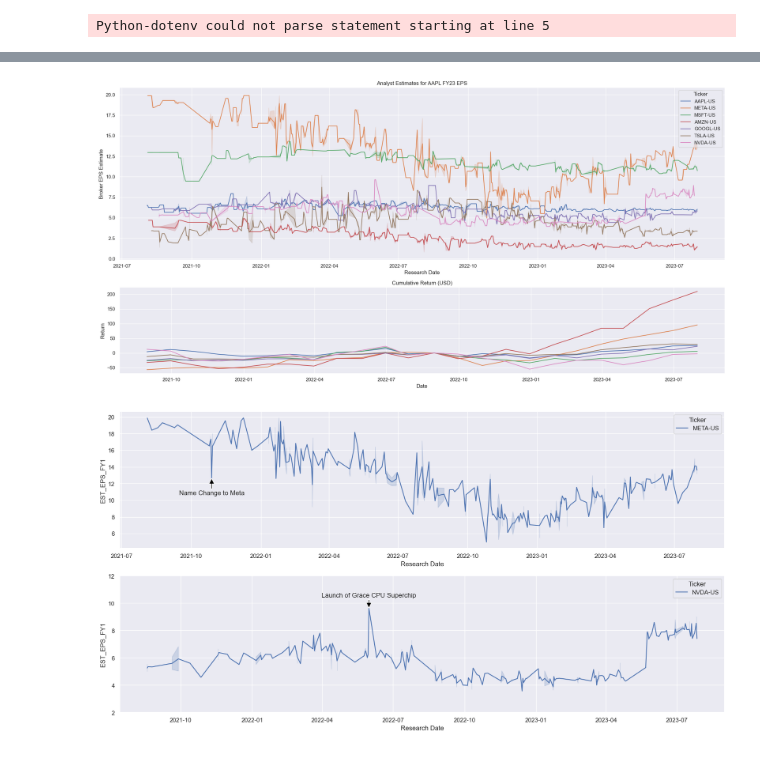
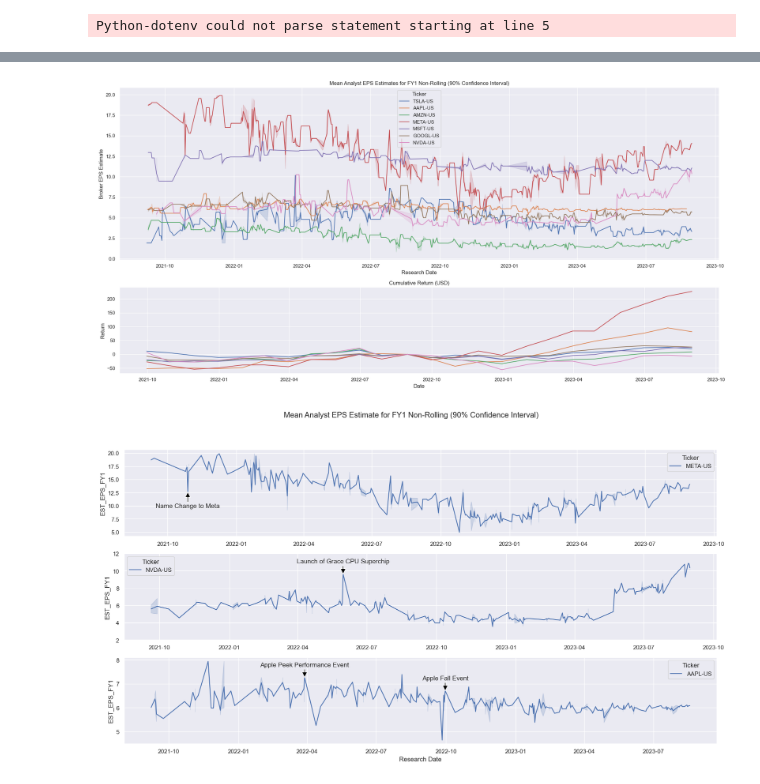
Before and after one commit to nurciuoli/FdsPy, a Jupyter notebook: analysis/Broker Estimates/Broker Estimates - The Mangificant Seven Analysis.ipynb, the cells around one changed output, grey strips where cells are left out. Drawn from its saved outputs; the diff is of its cells as text; code cells hidden in the pictures.

Commit message:
saved graphs

```diff
--- a/analysis/Broker Estimates/Broker Estimates - The Mangificant Seven Analysis.ipynb
+++ b/analysis/Broker Estimates/Broker Estimates - The Mangificant Seven Analysis.ipynb
@@ -79,7 +79,7 @@ fig,axs = plt.subplots(2,1,figsize=(20,10),gridspec_kw={'height_ratios': [2, 1]}
 
 sns.lineplot(df_aapl['EST_EPS_FY1'].unstack().ffill(limit = 12).stack().rename('EST_EPS_FY1').reset_index(),
                 x = 'Research Date',y = 'EST_EPS_FY1',hue = 'Ticker',ax=axs[0])
-axs[0].set_title('Analyst Estimates for AAPL FY23 EPS')
+axs[0].set_title('Mean Analyst EPS Estimates for FY1 Non-Rolling (90% Confidence Interval)')
 axs[0].set_ylabel('Broker EPS Estimate')
 
 sns.lineplot(df.reset_index(),
@@ -87,35 +87,57 @@ sns.lineplot(df.reset_index(),
 axs[1].set_title('Cumulative Return (USD)')
 axs[1].set_ylabel('Return')
 axs[1].get_legend().remove()
+
+plt.savefig('magnificant_7_FYE1_Broker_EPS_Estimates.png', format='png', dpi=100)
+
 plt.tight_layout()
 # %% [output]
-[figure, old version]
+[figure, new version]
 # %%
 import matplotlib.pyplot as plt
 import seaborn as sns
 sns.set_theme(style="darkgrid")
-fig,axs = plt.subplots(2,1,figsize=(20,10))
+fig,axs = plt.subplots(3,1,figsize=(20,10))
 
 df_mn = df_aapl.reset_index()[df_aapl.reset_index()['Ticker'].isin(['META-US'])].set_index(['Research Date','Broker Name','Ticker'])
 sns.lineplot(data=df_mn['EST_EPS_FY1'].unstack().ffill(limit = 12).stack().rename('EST_EPS_FY1').reset_index(), x='Research Date', y='EST_EPS_FY1',hue='Ticker', ax=axs[0])
 
 chosen_date1 = pd.to_datetime('2021-10-28')  # example: the latest date
 chosen_y1 = df_mn.loc[chosen_date1, 'EST_EPS_FY1'].mean()  # example: the mean value on that date
 axs[0].annotate('Name Change to Meta', xy=(chosen_date1, chosen_y1), xytext=(0, -30),
                 textcoords="offset points",ha='center',
                 arrowprops=dict(facecolor='black', headwidth=10, width=2, headlength=10))
-
+axs[0].set_xlabel('')
+#sns.barplot(df_n.iloc[:,1].reset_index(),ax=axs[0],x='Date',y='NVDA-US')
 df_mn = df_aapl.reset_index()[df_aapl.reset_index()['Ticker'].isin(['NVDA-US'])].set_index(['Research Date','Broker Name','Ticker'])
 sns.lineplot(data=df_mn['EST_EPS_FY1'].unstack().ffill(limit = 12).stack().rename('EST_EPS_FY1').reset_index(), x='Research Date', y='EST_EPS_FY1', hue='Ticker', ax=axs[1])
+
 
 chosen_date2 = pd.to_datetime('2022-05-31')  # example: the latest date
 chosen_y2 = df_mn.loc[chosen_date2, 'EST_EPS_FY1'].mean()  # example: the mean value on that date
 axs[1].annotate('Launch of Grace CPU Superchip', xy=(chosen_date2, chosen_y2), xytext=(0, 20),
                 textcoords="offset points",ha='center',
                 arrowprops=dict(facecolor='black', headwidth=10, width=2, headlength=10))
-
+axs[1].set_xlabel('')
 axs[1].set_ylim((2,12))
 
+
+df_mn = df_aapl.reset_index()[df_aapl.reset_index()['Ticker'].isin(['AAPL-US'])].set_index(['Research Date','Broker Name','Ticker'])
+sns.lineplot(data=df_mn['EST_EPS_FY1'].unstack().ffill(limit = 12).stack().rename('EST_EPS_FY1').reset_index(), x='Research Date', y='EST_EPS_FY1', hue='Ticker', ax=axs[2])
+chosen_date3 = pd.to_datetime('2022-09-30')  # example: the latest date
+chosen_y3 = df_mn.loc[chosen_date3, 'EST_EPS_FY1'].mean()  # example: the mean value on that date
+axs[2].annotate('Apple Fall Event', xy=(chosen_date3, chosen_y3), xytext=(0, 20),
+                textcoords="offset points",ha='center',
+                arrowprops=dict(facecolor='black', headwidth=10, width=2, headlength=10))
+
+chosen_date3 = pd.to_datetime('2022-03-29')  # example: the latest date
+chosen_y3 = df_mn.loc[chosen_date3, 'EST_EPS_FY1'].mean()  # example: the mean value on that date
+axs[2].annotate('Apple Peek Performance Event', xy=(chosen_date3, chosen_y3), xytext=(0, 20),
+                textcoords="offset points",ha='center',
+                arrowprops=dict(facecolor='black', headwidth=10, width=2, headlength=10))
+
+plt.suptitle('Mean Analyst EPS Estimate for FY1 Non-Rolling (90% Confidence Interval)')
+plt.savefig('META_NVDA_AAPL_Broker_EPS.png', format='png', dpi=100)
 plt.show()
 # %% [output]
-[figure, old version]
+[figure, new version]
```
Also changed, not shown: parts of 5 cells of this notebook, 2 other files.
